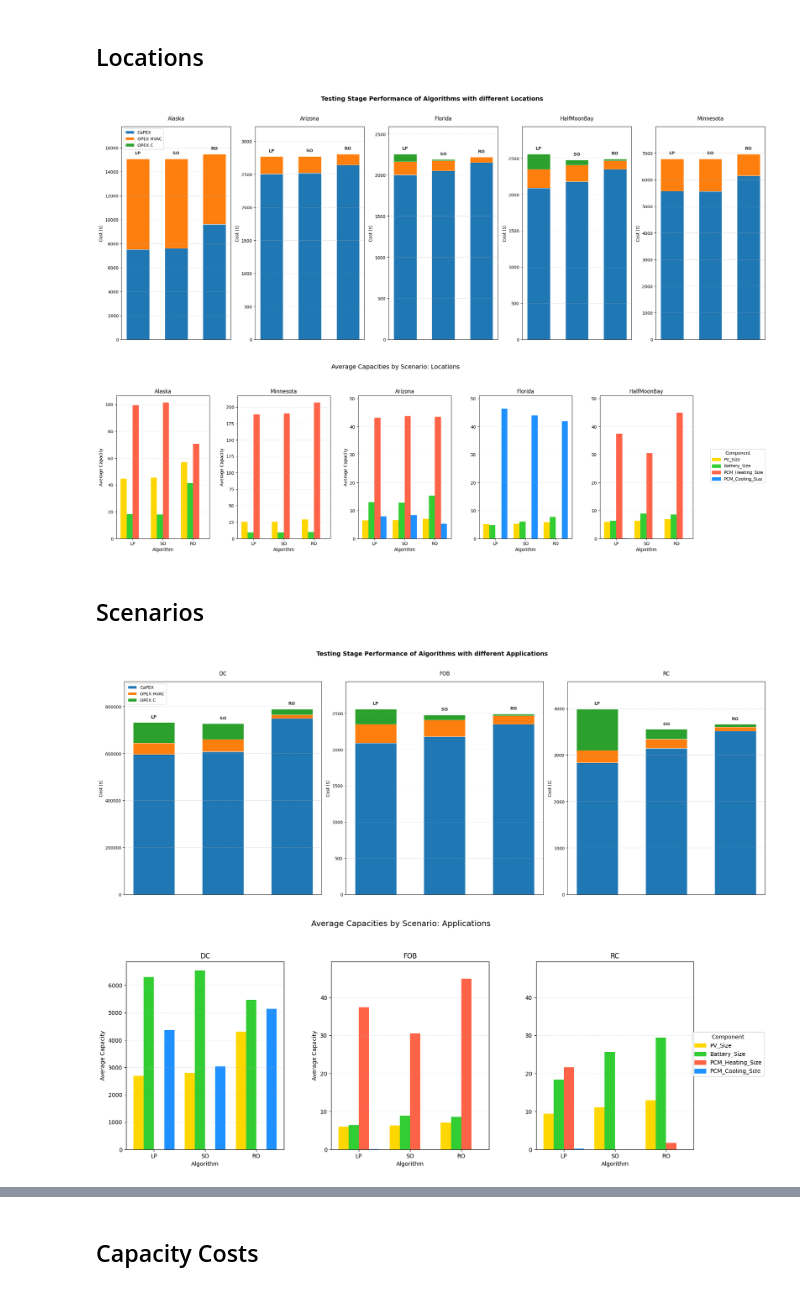
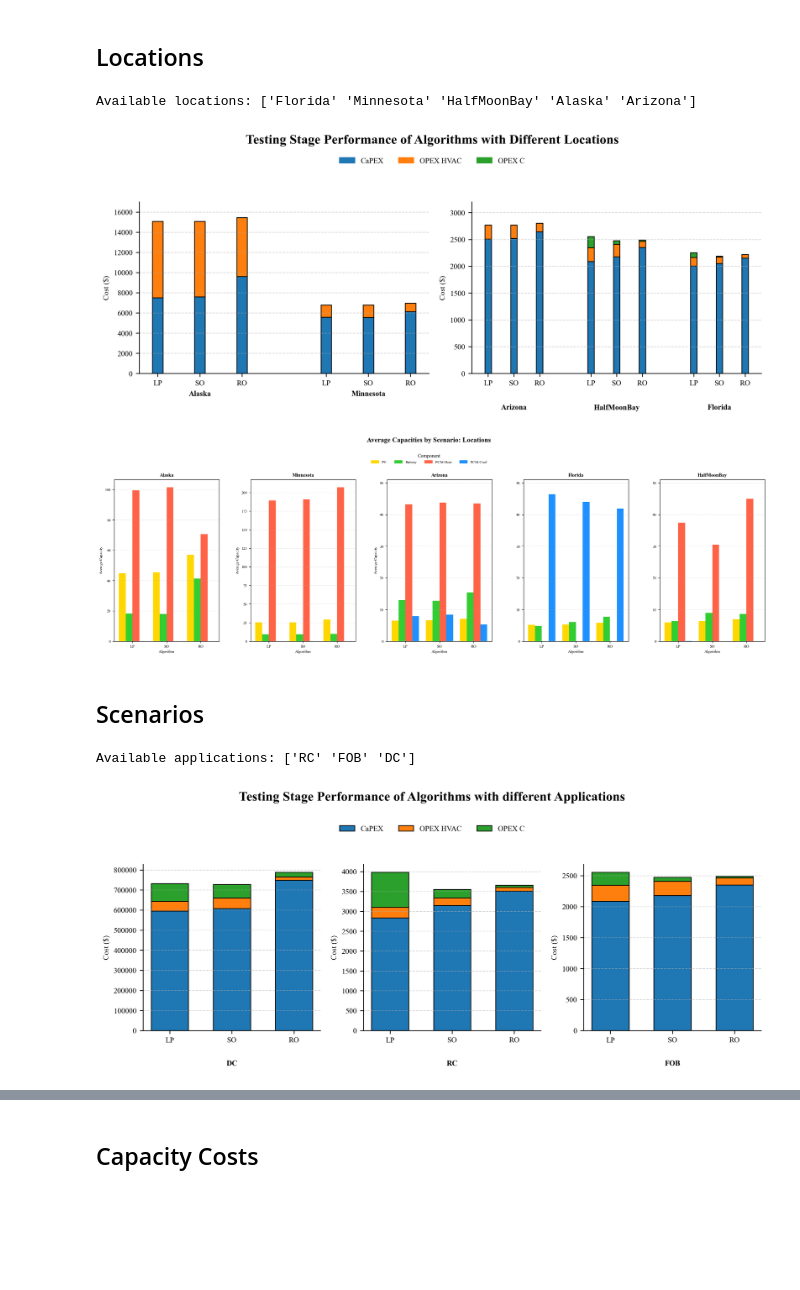
Before and after one commit to ARResearchCC/Capacity_Algo, a Jupyter notebook: Plots.ipynb, the cells around one changed output, grey strips where cells are left out. Saved outputs shown, nothing was run; the diff lists cells and outputs as text; code cells hidden in the pictures; blank space fills up the shorter version.

Commit message:
updated plots functions

```diff
--- a/Plots.ipynb
+++ b/Plots.ipynb
@@ -331,23 +298,23 @@ def scenario_capacity_barplot(location_data, SA_name, plot_name, special_scenari
 # %%
 SA_name = 'Locations'
 
 # Example usage for Locations:
 location_data = load_data(
     folder_path=os.path.join('Safe_Results', f'SA_{SA_name}'),
     pattern_prefix=SA_name
 )
 
 # Run the plotting function
-plot_grouped_stacked_bars(location_data, SA_name, "Locations")
-
-# Old capacity box plot unused
-# capacity_box_plot(location_data, SA_name, "Locations")
-
-# capacity bar plot
-special_scenarios = ['Alaska', 'Minnesota']
-scenario_capacity_barplot(location_data, SA_name, "Locations", special_scenarios)
+plot_grouped_stacked_bars_ieee_grouped(location_data, 'Location', 'Locations')
 # %% [output]
+Available locations: ['Florida' 'Minnesota' 'HalfMoonBay' 'Alaska' 'Arizona']
-[figure, old version]
+[figure, new version]
-[figure, removed]
+# %%
+
+# capacity bar plot
+special_scenarios = ['Alaska', 'Minnesota']
+scenario_capacity_barplot(location_data, SA_name, "Locations", special_scenarios)
+# %% [output]
+[figure, added]
 # %% [markdown]
 ## Scenarios
@@ -354,22 +387,14 @@ scenario_capacity_barplot(location_data, SA_name, "Locations", special_scenarios
 # %%
 SA_name = 'Scenarios'
 
-# Example usage for Locations:
+
 scenario_data = load_data(
     folder_path=os.path.join('Safe_Results', f'SA_{SA_name}'),
     pattern_prefix=SA_name
 )
 
 # Run the plotting function
-plot_grouped_stacked_bars(scenario_data, SA_name, "Applications")
-
-# Old capacity box plot unused
-# capacity_box_plot(scenario_data, SA_name, "Applications")
-
-# capacity bar plot
-
-special_scenarios = ['DC']
-scenario_capacity_barplot(scenario_data, SA_name, "Applications", special_scenarios)
+plot_grouped_stacked_bars_ieee_applications(scenario_data, SA_name, "Applications")
 # %% [output]
+Available applications: ['RC' 'FOB' 'DC']
-[figure, old version]
+[figure, new version]
-[figure, removed]
```
Also changed, not shown: parts of 15 cells of this notebook, 1 other file.
